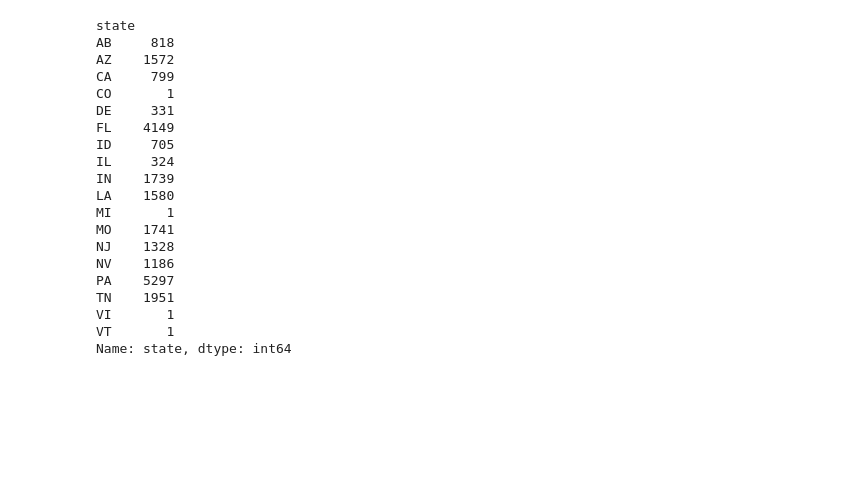
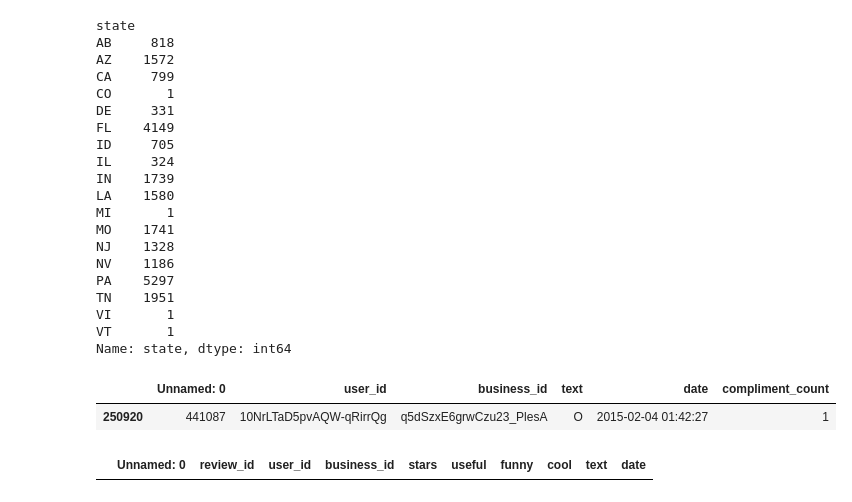
Before and after one commit to vagmi20/ds3010yelp, a Jupyter notebook: yelp_models.ipynb, the cells around one changed output. Saved outputs shown, nothing was run; the diff lists cells and outputs as text; code cells hidden in the pictures; blank space fills up the shorter version.

```diff
--- a/yelp_models.ipynb
+++ b/yelp_models.ipynb
@@ -17,0 +14,6 @@ yelp_train_users = pd.read_csv("yelp_csv_dataset/yelp_train_users.csv")
+# %%
+yelp_train_businesses = pd.read_csv("yelp_csv_dataset/yelp_train_businesses.csv")
+yelp_train_tips = pd.read_csv("yelp_csv_dataset/yelp_train_tips.csv")
+yelp_train_users = pd.read_csv("yelp_csv_dataset/yelp_train_users.csv")
+yelp_train_checkins = pd.read_csv("yelp_csv_dataset/yelp_train_checkins.csv")
+yelp_train_reviews = pd.read_csv("yelp_csv_dataset/yelp_train_reviews.csv")
@@ -153,3 +132,12 @@ TN    1951
 VI       1
 VT       1
 Name: state, dtype: int64
+# %%
+yelp_train_tips[(yelp_train_tips['text'].str.len() < 2) & (yelp_train_tips['compliment_count'] > 0)]
+# %% [output]
+|  | Unnamed: 0 | user_id | business_id | text | date | compliment_count |
+| 250920 | 441087 | 10NrLTaD5pvAQW-qRirrQg | q5dSzxE6grwCzu23_PlesA | O | 2015-02-04 01:42:27 | 1 |
+# %%
+yelp_train_reviews[(yelp_train_reviews['user_id'] == '10NrLTaD5pvAQW-qRirrQg') & (yelp_train_reviews['business_id'] == 'q5dSzxE6grwCzu23_PlesA')]
+# %% [output]
+|  | Unnamed: 0 | review_id | user_id | business_id | stars | useful | funny | cool | text | date |
```
Also changed, not shown: parts of 15 cells of this notebook, 1 other file.
